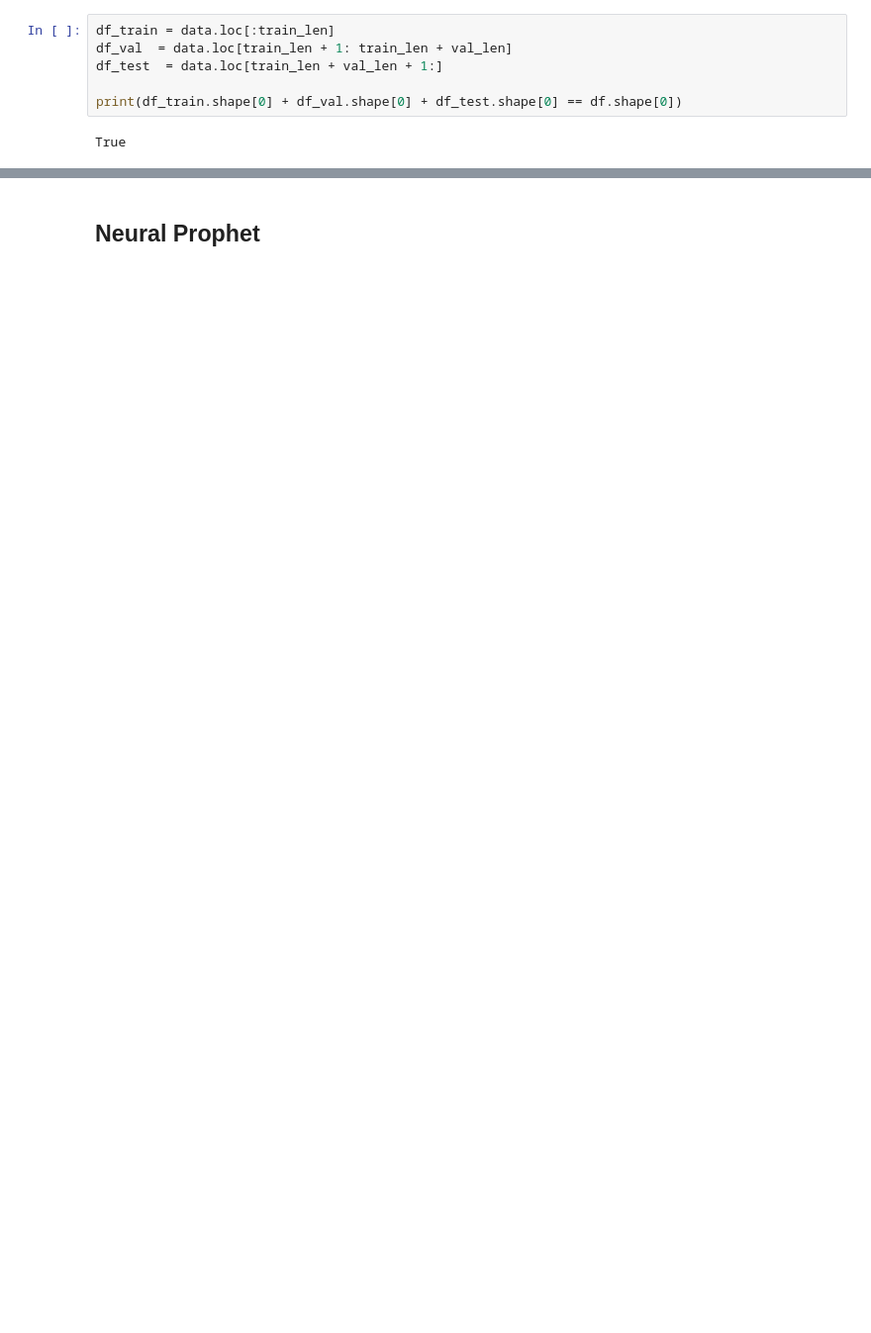
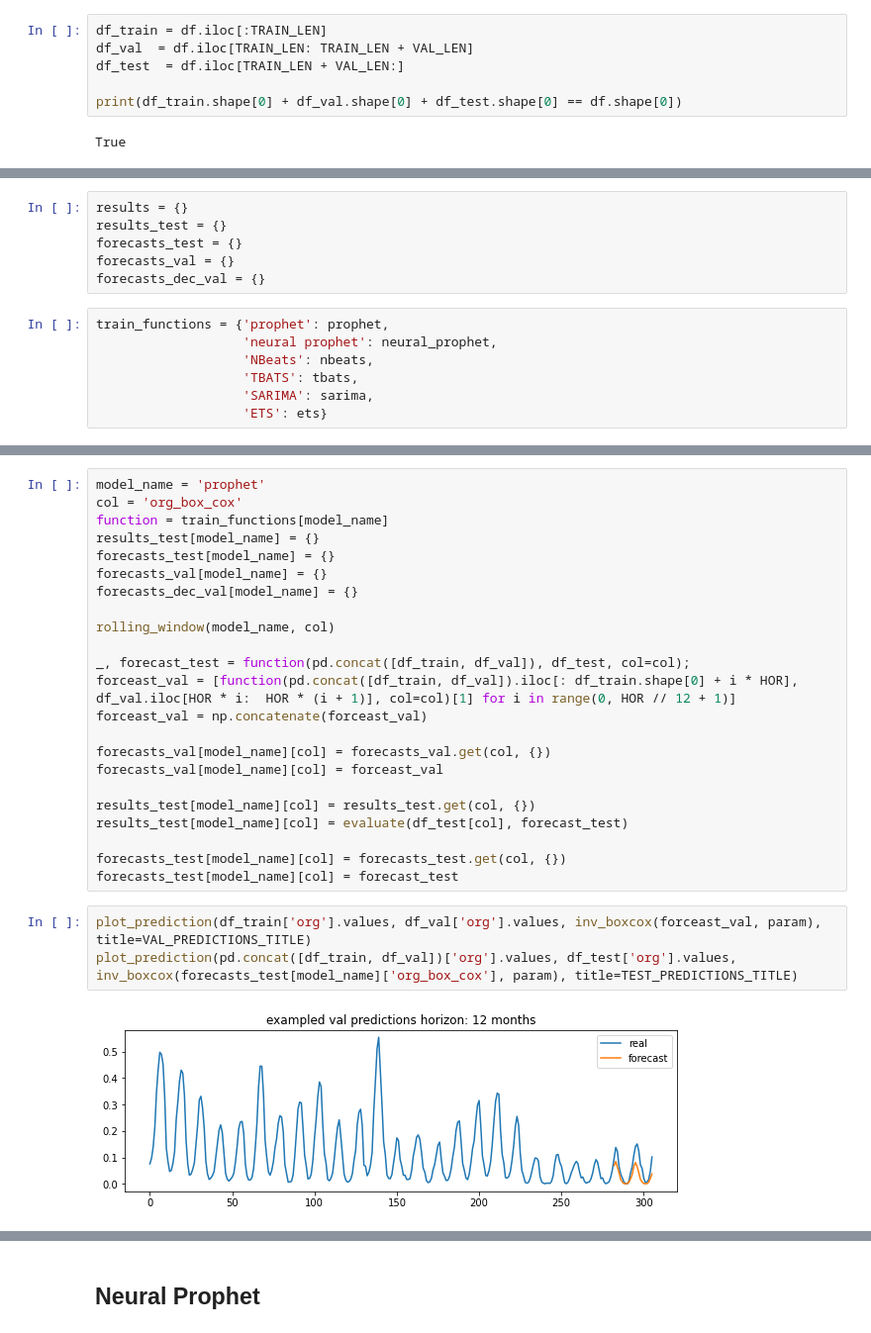
Before and after one commit to jcierocki/INGModellingContest, a Jupyter notebook: notebooks/models.ipynb, the cells around one changed output, grey strips where cells are left out. Shown at 99% size. Drawn from its saved outputs; the diff is of its cells as text; blank space fills up the shorter version.

```diff
--- a/notebooks/models.ipynb
+++ b/notebooks/models.ipynb
@@ -110,7 +273,7 @@ data.index = range(data.shape[0])
 # %%
-df_train = data.loc[:train_len]
-df_val  = data.loc[train_len + 1: train_len + val_len]
-df_test  = data.loc[train_len + val_len + 1:]
+df_train = df.iloc[:TRAIN_LEN]
+df_val  = df.iloc[TRAIN_LEN: TRAIN_LEN + VAL_LEN]
+df_test  = df.iloc[TRAIN_LEN + VAL_LEN:]
 
 print(df_train.shape[0] + df_val.shape[0] + df_test.shape[0] == df.shape[0])
 # %% [output]
@@ -142,0 +281,13 @@ plot_prediction(train_data, test_data, forecast.tail(test_data.shape[0])['yhat']
+# %%
+results = {}
+results_test = {}
+forecasts_test = {}
+forecasts_val = {}
+forecasts_dec_val = {}
+# %%
+train_functions = {'prophet': prophet,
+                   'neural prophet': neural_prophet,
+                   'NBeats': nbeats,
+                   'TBATS': tbats,
+                   'SARIMA': sarima,
+                   'ETS': ets}
@@ -142,0 +300,28 @@ plot_prediction(train_data, test_data, forecast.tail(test_data.shape[0])['yhat']
+# %%
+model_name = 'prophet'
+col = 'org_box_cox'
+function = train_functions[model_name]
+results_test[model_name] = {}
+forecasts_test[model_name] = {}
+forecasts_val[model_name] = {}
+forecasts_dec_val[model_name] = {}
+
+rolling_window(model_name, col)
+
+_, forecast_test = function(pd.concat([df_train, df_val]), df_test, col=col);
+forceast_val = [function(pd.concat([df_train, df_val]).iloc[: df_train.shape[0] + i * HOR], df_val.iloc[HOR * i:  HOR * (i + 1)], col=col)[1] for i in range(0, HOR // 12 + 1)]
+forceast_val = np.concatenate(forceast_val)
+
+forecasts_val[model_name][col] = forecasts_val.get(col, {})
+forecasts_val[model_name][col] = forceast_val
+
+results_test[model_name][col] = results_test.get(col, {})
+results_test[model_name][col] = evaluate(df_test[col], forecast_test)
+
+forecasts_test[model_name][col] = forecasts_test.get(col, {})
+forecasts_test[model_name][col] = forecast_test
+# %%
+plot_prediction(df_train['org'].values, df_val['org'].values, inv_boxcox(forceast_val, param), title=VAL_PREDICTIONS_TITLE)
+plot_prediction(pd.concat([df_train, df_val])['org'].values, df_test['org'].values, inv_boxcox(forecasts_test[model_name]['org_box_cox'], param), title=TEST_PREDICTIONS_TITLE)
+# %% [output]
+[figure, added]
```
Also changed, not shown: parts of 82 cells of this notebook.
